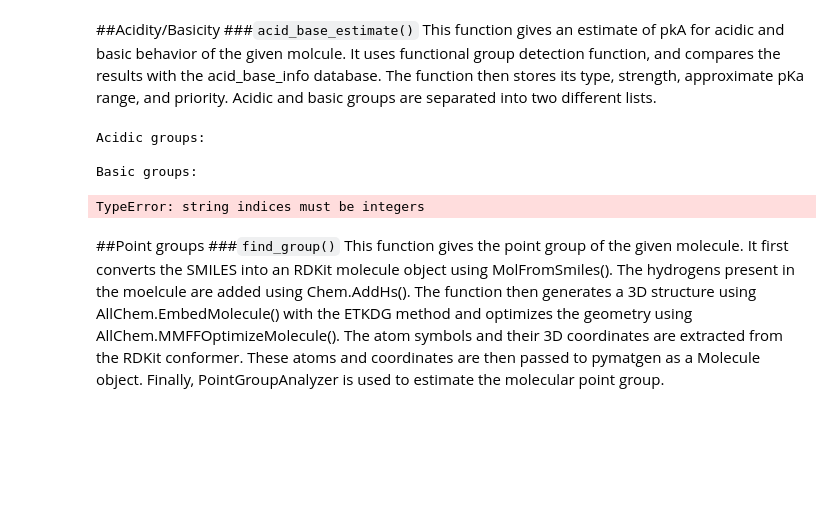
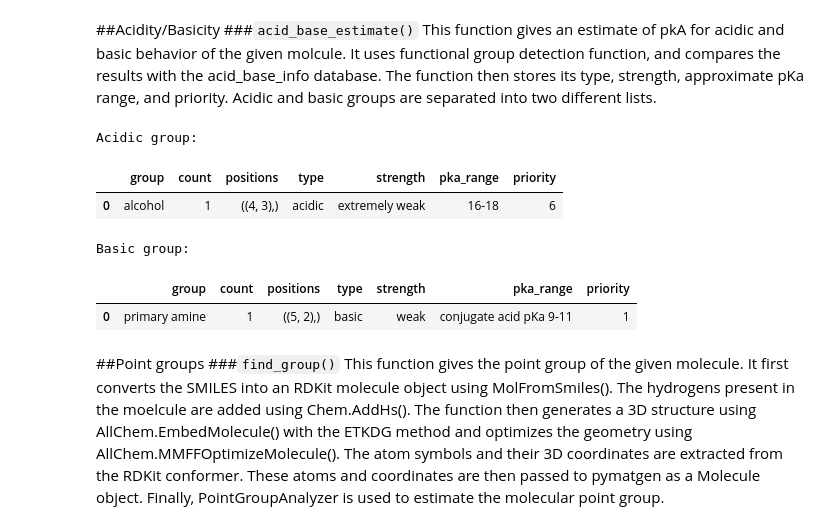
Before and after one commit to TheoV19/Project-PPChem, a Jupyter notebook: Notebook/Project_report.ipynb, the cells around one changed output. Saved outputs shown, nothing was run; the diff lists cells and outputs as text; code cells hidden in the pictures; blank space fills up the shorter version.

Commit message:
Modify acidic in report

```diff
--- a/Notebook/Project_report.ipynb
+++ b/Notebook/Project_report.ipynb
@@ -115,23 +115,21 @@ Highlighted molecule saved as aspirin_highlighted.svg
 This function gives an estimate of pkA for acidic and basic behavior of the given molcule. It uses functional group detection function, and compares the results with the acid_base_info database. The function then stores its type, strength, approximate pKa range, and priority. Acidic and basic groups are separated into two different lists.
 # %%
 from organomind.acidity import acid_base_estimate
-
-smiles = "CC(N)C(=O)O"
-
+smiles = "CCC(CO)N"
 acidic_groups, basic_groups = acid_base_estimate(smiles)
 
-print("Acidic groups:")
-for group in acidic_groups:
-    print(f"- {group['group']}: {group['strength']}, pKa range {group['pka_range']}")
+print("Acidic group:")
+display(acidic_groups)
 
-print("\nBasic groups:")
-for group in basic_groups:
-    print(f"- {group['group']}: {group['strength']}, {group['pka_range']}")
+print("Basic group:")
+display(basic_groups)
 # %% [output]
-Acidic groups:
-
-Basic groups:
+Acidic group:
+|  | group | count | positions | type | strength | pka_range | priority |
+| 0 | alcohol | 1 | ((4, 3),) | acidic | extremely weak | 16-18 | 6 |
-TypeError: string indices must be integers
+Basic group:
+|  | group | count | positions | type | strength | pka_range | priority |
+| 0 | primary amine | 1 | ((5, 2),) | basic | weak | conjugate acid pKa 9-11 | 1 |
 # %% [markdown]
 ##Point groups
 ###`find_group()`
```
Also changed, not shown: parts of 2 cells of this notebook.
